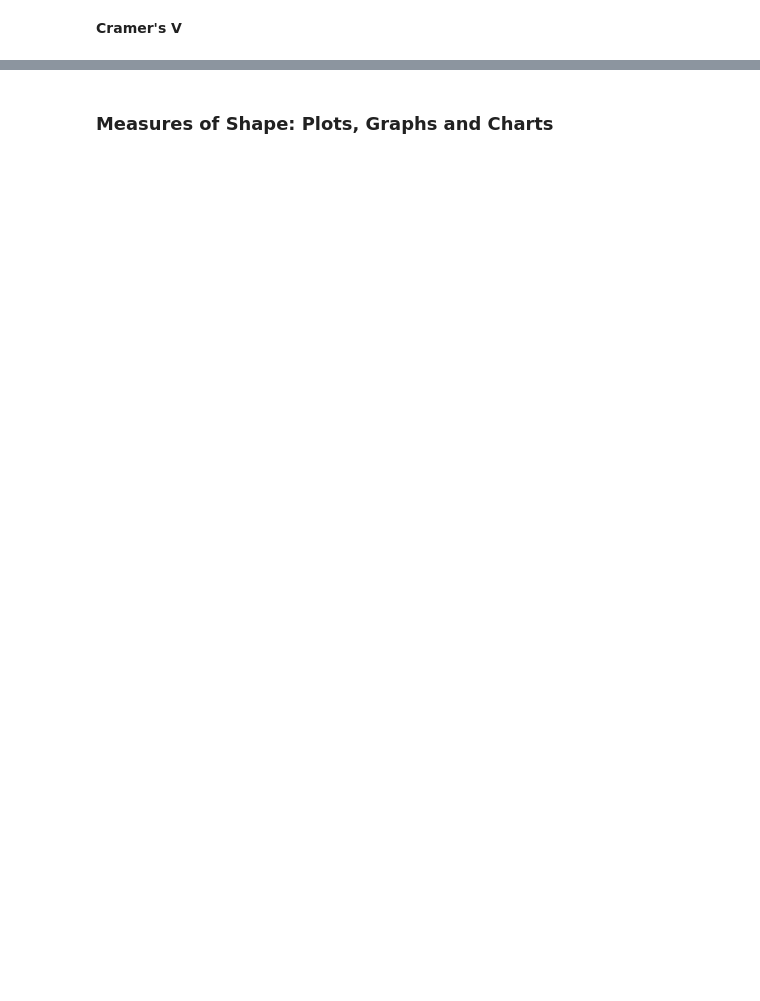
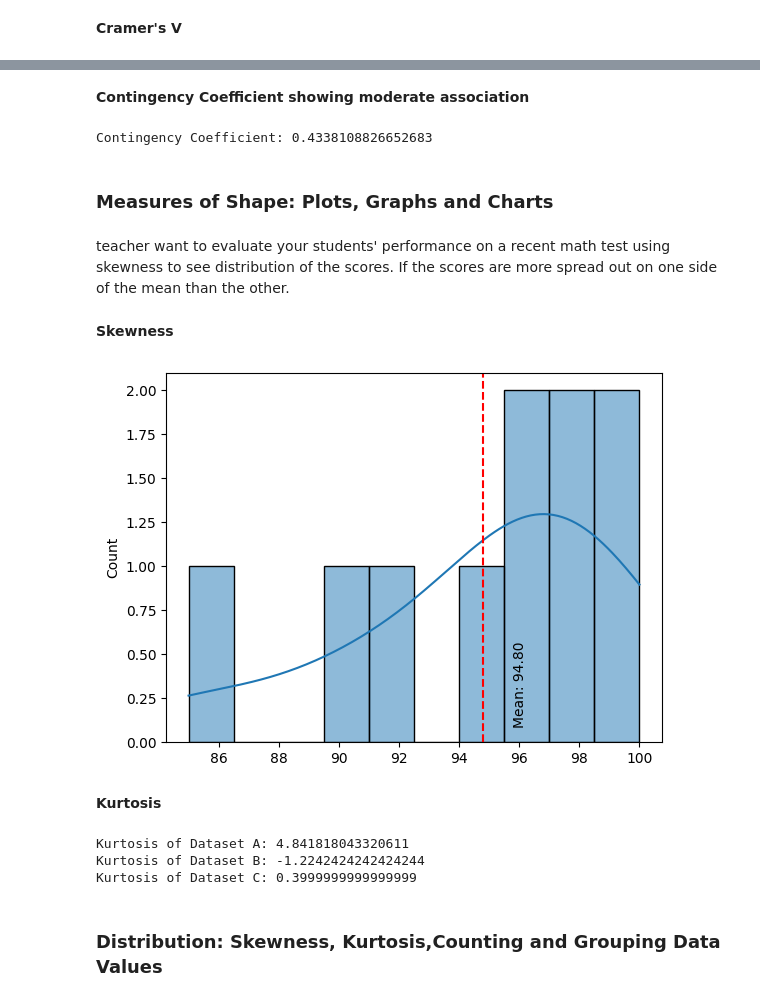
Before and after one commit to bpbpublications/Statistics-for-Data-Scientists-and-Analysts, a Jupyter notebook: notebooks/chapter3/chapter_3.ipynb, the cells around one changed output, grey strips where cells are left out. Cells and saved outputs as stored; diff of their text form; code cells hidden in the pictures; blank space fills up the shorter version.

```diff
--- a/notebooks/chapter3/chapter_3.ipynb
+++ b/notebooks/chapter3/chapter_3.ipynb
@@ -247,2 +371,78 @@ Correlation between math and english score: 1.0
+# %% [markdown]
+**Contingency Coefficient showing moderate association**
+# %%
+import pandas as pd
+from scipy.stats import chi2_contingency
+import numpy as np
+
+# Your DataFrame
+df = pd.DataFrame({"Population": ["A", "A", "A", "A", "B", "B", "B", "B"],
+                   "Gender": ["Male", "Male", "Female", "Female", "Male", "Male", "Female", "Female"],
+                   "Eye Color": ["Blue", "Brown", "Blue", "Brown", "Blue", "Brown", "Blue", "Brown"],
+                   "Frequency": [10, 20, 15, 25, 5, 25, 25, 5]})
+
+# Create a pivot table
+pivot_table = pd.pivot_table(df, values='Frequency', index=['Population', 'Gender'], columns=['Eye Color'], aggfunc=np.sum)
+
+# Calculate chi-square statistic
+chi2, _, _, _ = chi2_contingency(pivot_table)
+
+# Calculate the total number of observations
+N = df['Frequency'].sum()
+
+# Calculate the Contingency Coefficient
+C = np.sqrt(chi2 / (chi2 + N))
+
+print(f"Contingency Coefficient: {C}")
+# %% [output]
+Contingency Coefficient: 0.4338108826652683
 # %% [markdown]
 ### Measures of Shape: Plots, Graphs and Charts
+# %% [markdown]
+teacher want to evaluate your students' performance on a recent math test using skewness to see distribution of the scores. If the scores are more spread out on one side of the mean than the other.
+# %% [markdown]
+**Skewness**
+# %%
+import matplotlib.pyplot as plt
+import seaborn as sns
+
+# Scores of the students
+scores = [85, 90, 92, 95, 96, 96, 97, 98, 99, 100]
+
+# Create a figure and a set of subplots
+fig, ax = plt.subplots()
+
+# Plot the distribution of scores
+sns.histplot(scores, bins=10, kde=True, ax=ax)
+
+# Calculate and display the mean
+mean_score = sum(scores) / len(scores)
+ax.axvline(mean_score, color='red', linestyle='--')
+ax.text(mean_score+1, 0.1, 'Mean: {:.2f}'.format(mean_score), rotation=90)
+
+# Show the plot
+plt.savefig('skewness.jpg',dpi=600, bbox_inches='tight')
+plt.show()
+# %% [output]
+[figure, added]
+# %% [markdown]
+**Kurtosis**
+# %%
+import scipy.stats as stats
+# Datasets
+dataset_A = [1, 1, 2, 2, 3, 3, 4, 4, 4, 30]
+dataset_B = [1, 2, 3, 4, 5, 6, 7, 8, 9, 10]
+dataset_C = [1, 2, 3, 3, 3, 3, 3, 3, 4, 5]
+# Calculate kurtosis
+kurtosis_A = stats.kurtosis(dataset_A)
+kurtosis_B = stats.kurtosis(dataset_B)
+kurtosis_C = stats.kurtosis(dataset_C)
+print(f"Kurtosis of Dataset A: {kurtosis_A}")
+print(f"Kurtosis of Dataset B: {kurtosis_B}")
+print(f"Kurtosis of Dataset C: {kurtosis_C}")
+# %% [output]
+Kurtosis of Dataset A: 4.841818043320611
+Kurtosis of Dataset B: -1.2242424242424244
+Kurtosis of Dataset C: 0.3999999999999999
+# %% [markdown]
+### Distribution: Skewness, Kurtosis,Counting and Grouping Data Values
```
Also changed, not shown: parts of 6 cells of this notebook.
